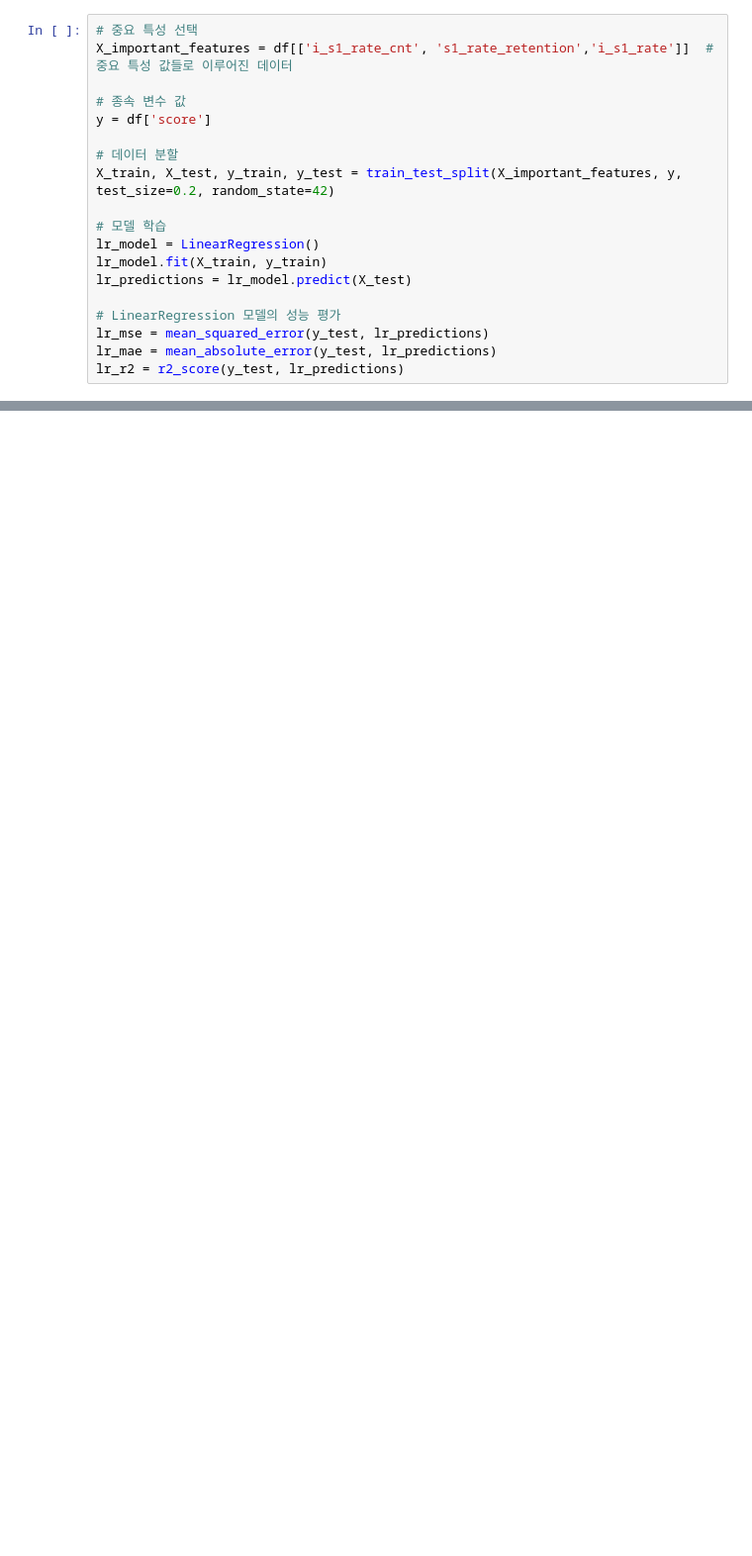
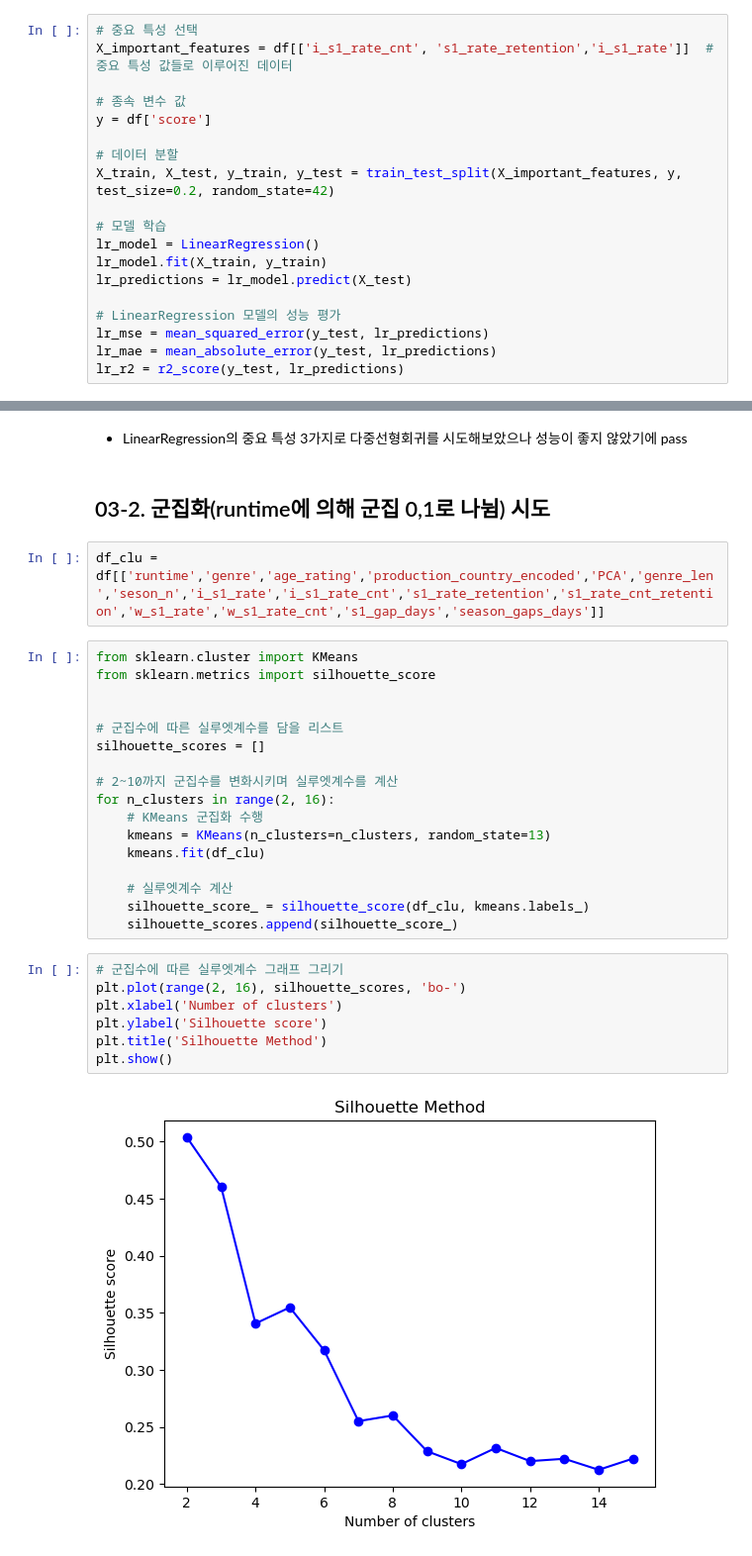
Before and after one commit to JoQri/ML_Netflix_project, a Jupyter notebook: ml/v3.ipynb, the cells around one changed output, grey strips where cells are left out. Shown: that part at 99% size. Saved outputs shown, nothing was run; the diff lists cells and outputs as text; blank space fills up the shorter version.

```diff
--- a/ml/v3.ipynb
+++ b/ml/v3.ipynb
@@ -332,0 +338,32 @@ LinearRegression  13.251991  2.849296  0.867353
+# %% [markdown]
+- LinearRegression의 중요 특성 3가지로 다중선형회귀를 시도해보았으나 성능이 좋지 않았기에 pass
+# %% [markdown]
+## 03-2. 군집화(runtime에 의해 군집 0,1로 나뉨) 시도
+# %%
+df_clu = df[['runtime','genre','age_rating','production_country_encoded','PCA','genre_len','seson_n','i_s1_rate','i_s1_rate_cnt','s1_rate_retention','s1_rate_cnt_retention','w_s1_rate','w_s1_rate_cnt','s1_gap_days','season_gaps_days']]
+# %%
+from sklearn.cluster import KMeans
+from sklearn.metrics import silhouette_score
+
+
+# 군집수에 따른 실루엣계수를 담을 리스트
+silhouette_scores = []
+
+# 2~10까지 군집수를 변화시키며 실루엣계수를 계산
+for n_clusters in range(2, 16):
+    # KMeans 군집화 수행
+    kmeans = KMeans(n_clusters=n_clusters, random_state=13)
+    kmeans.fit(df_clu)
+
+    # 실루엣계수 계산
+    silhouette_score_ = silhouette_score(df_clu, kmeans.labels_)
+    silhouette_scores.append(silhouette_score_)
+# %%
+# 군집수에 따른 실루엣계수 그래프 그리기
+plt.plot(range(2, 16), silhouette_scores, 'bo-')
+plt.xlabel('Number of clusters')
+plt.ylabel('Silhouette score')
+plt.title('Silhouette Method')
+plt.show()
+# %% [output]
+[figure, added]
```
Also changed, not shown: parts of 23 cells of this notebook, 6 other files.
